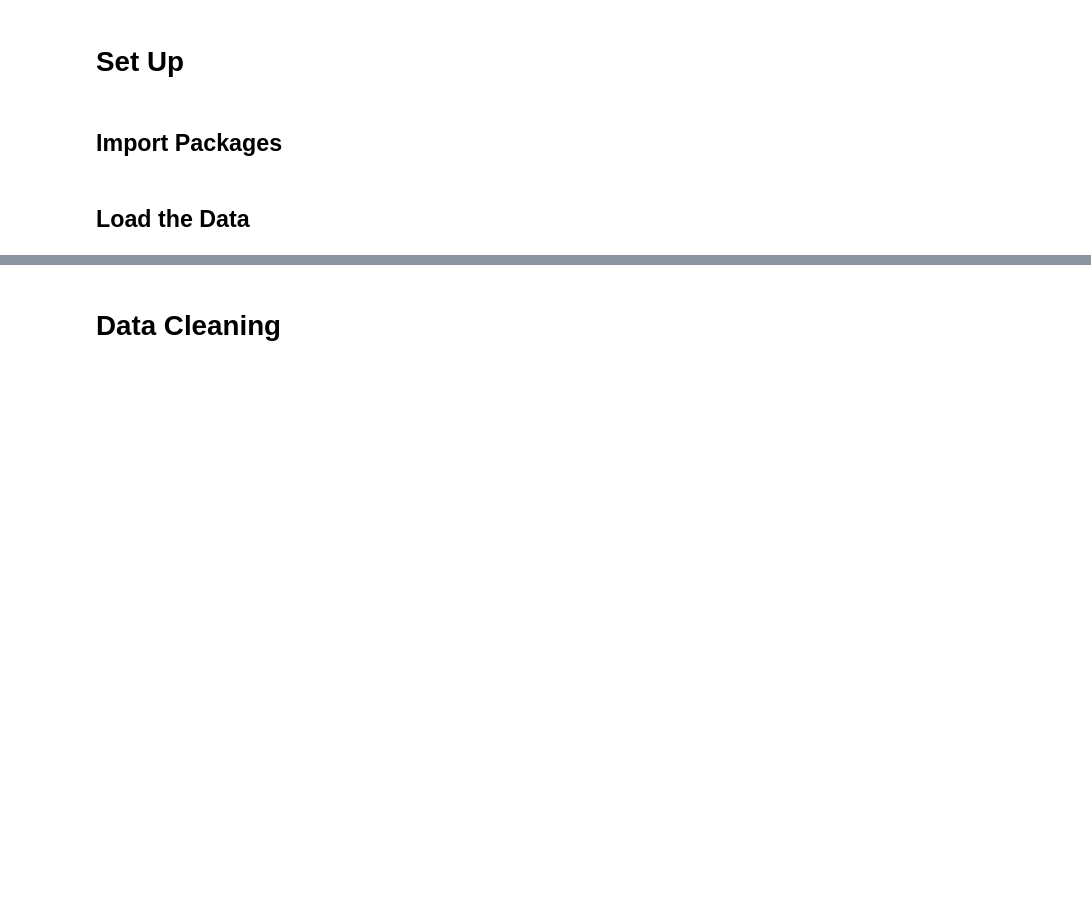
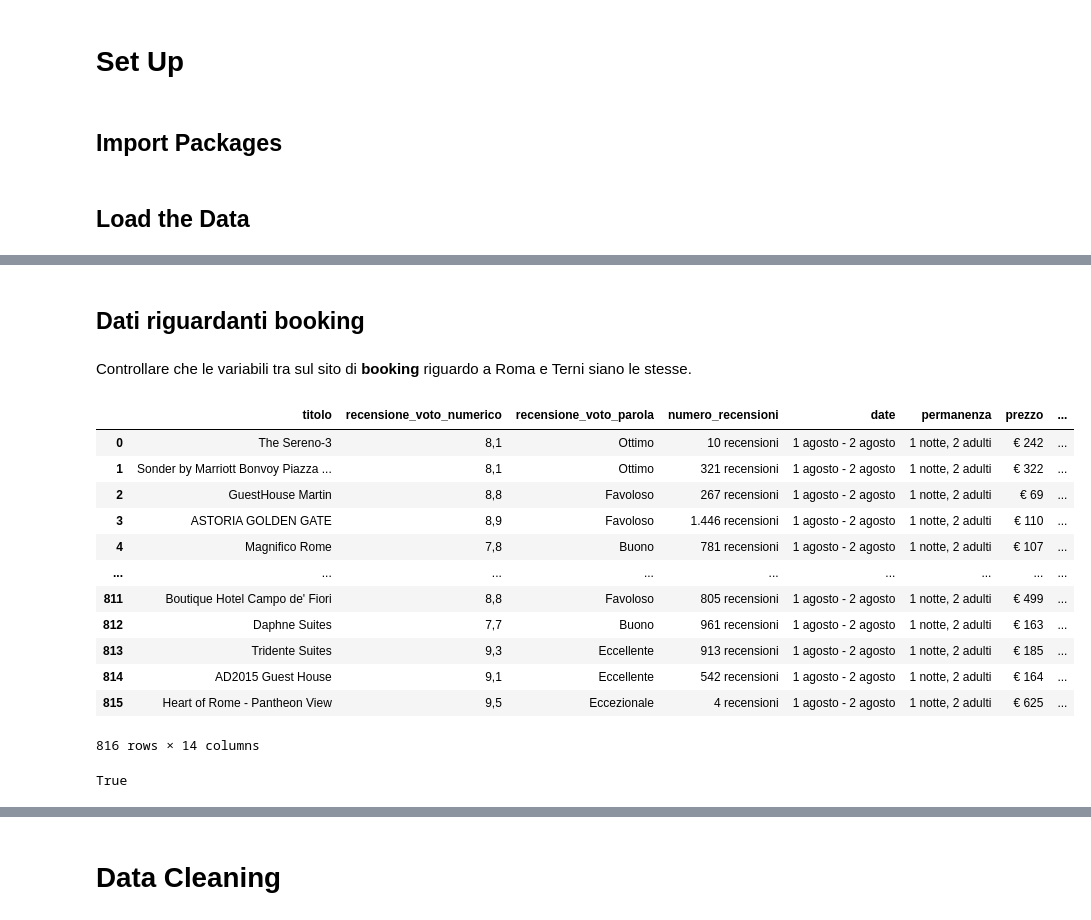
Before and after one commit to mattiamanna2203/RecordLinkage, a Jupyter notebook: Data Product/Cleaning_pipeline.ipynb, the cells around one changed output, grey strips where cells are left out. Saved outputs shown, nothing was run; the diff lists cells and outputs as text; code cells hidden in the pictures; blank space fills up the shorter version.

Commit message:
Update cleaning pipeline
Aggiunta spiegazione dettagliata delle variabili a disposizione e di come andrà effettuata la parte di feature engineering e data cleaning.

```diff
--- a/Data Product/Cleaning_pipeline.ipynb
+++ b/Data Product/Cleaning_pipeline.ipynb
@@ -17,6 +23,6 @@ path_data_product = "/Users/mattia/Desktop/MatchAnalysis_Imputation/Progetto/Dat
 # %%
-agoda_terni = pd.read_csv(f'{path_data_lake}/agoda_Terni.csv')
-booking_terni = pd.read_csv(f'{path_data_lake}/booking_Terni.csv')
+agoda_terni = pd.read_csv(f'{path_data_lake}/agoda_Terni.csv',index_col=0)
+booking_terni = pd.read_csv(f'{path_data_lake}/booking_Terni.csv',index_col=0)
 
-booking_roma = pd.read_csv(f'{path_data_lake}/booking_Roma.csv')
-agoda_roma = pd.read_csv(f'{path_data_lake}/agoda_Roma.csv')
+booking_roma = pd.read_csv(f'{path_data_lake}/booking_Roma.csv',index_col=0)
+agoda_roma = pd.read_csv(f'{path_data_lake}/agoda_Roma.csv',index_col=0)
@@ -22,0 +98,24 @@ agoda_roma = pd.read_csv(f'{path_data_lake}/agoda_Roma.csv')
+# %% [markdown]
+## Dati riguardanti booking
+# %% [markdown]
+Controllare che le variabili tra sul sito di **booking** riguardo a Roma e Terni siano le stesse.
+# %%
+booking_roma.head(1)
+# %% [output]
+|  | titolo | recensione_voto_numerico | recensione_voto_parola | numero_recensioni | date | permanenza | prezzo | ... |
+| 0 | The Sereno-3 | 8,1 | Ottimo | 10 recensioni | 1 agosto - 2 agosto | 1 notte, 2 adulti | € 242 | ... |
+| 1 | Sonder by Marriott Bonvoy Piazza ... | 8,1 | Ottimo | 321 recensioni | 1 agosto - 2 agosto | 1 notte, 2 adulti | € 322 | ... |
+| 2 | GuestHouse Martin | 8,8 | Favoloso | 267 recensioni | 1 agosto - 2 agosto | 1 notte, 2 adulti | € 69 | ... |
+| 3 | ASTORIA GOLDEN GATE | 8,9 | Favoloso | 1.446 recensioni | 1 agosto - 2 agosto | 1 notte, 2 adulti | € 110 | ... |
+| 4 | Magnifico Rome | 7,8 | Buono | 781 recensioni | 1 agosto - 2 agosto | 1 notte, 2 adulti | € 107 | ... |
+| ... | ... | ... | ... | ... | ... | ... | ... | ... |
+| 811 | Boutique Hotel Campo de' Fiori | 8,8 | Favoloso | 805 recensioni | 1 agosto - 2 agosto | 1 notte, 2 adulti | € 499 | ... |
+| 812 | Daphne Suites | 7,7 | Buono | 961 recensioni | 1 agosto - 2 agosto | 1 notte, 2 adulti | € 163 | ... |
+| 813 | Tridente Suites | 9,3 | Eccellente | 913 recensioni | 1 agosto - 2 agosto | 1 notte, 2 adulti | € 185 | ... |
+| 814 | AD2015 Guest House | 9,1 | Eccellente | 542 recensioni | 1 agosto - 2 agosto | 1 notte, 2 adulti | € 164 | ... |
+| 815 | Heart of Rome - Pantheon View | 9,5 | Eccezionale | 4 recensioni | 1 agosto - 2 agosto | 1 notte, 2 adulti | € 625 | ... |
+816 rows × 14 columns
+# %%
+booking_terni.columns.equals(booking_roma.columns)
+# %% [output]
+True
```
Also changed, not shown: parts of 18 cells of this notebook, 1 other file.
